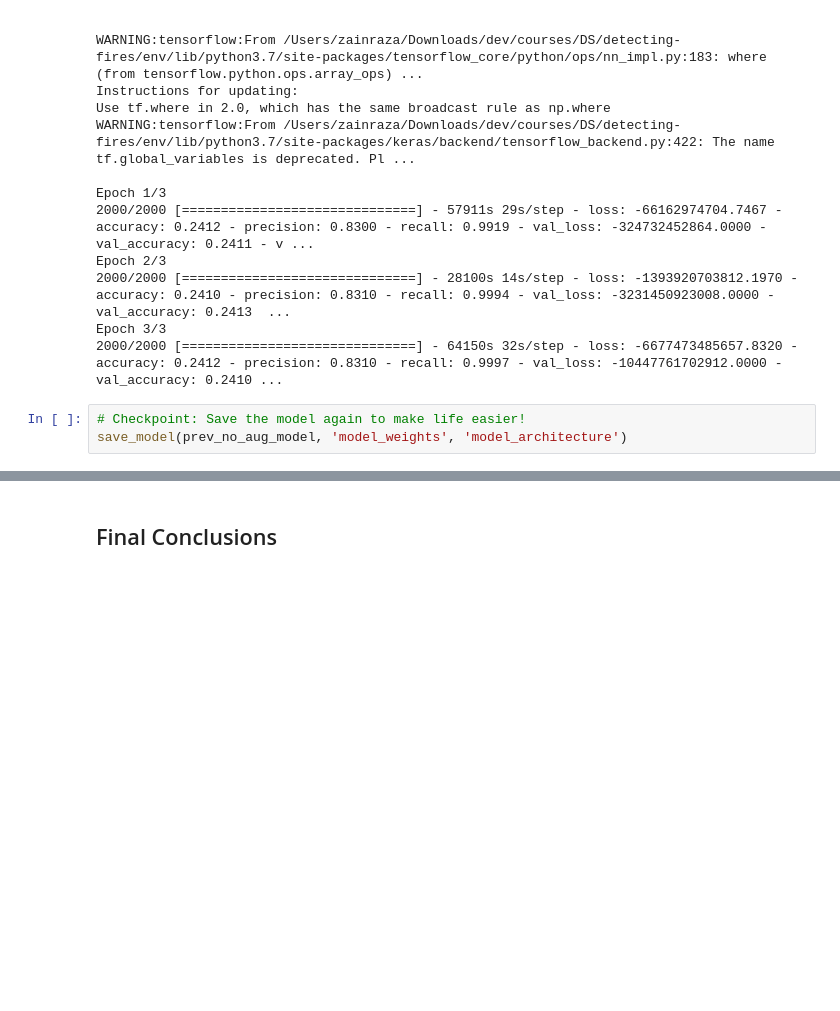
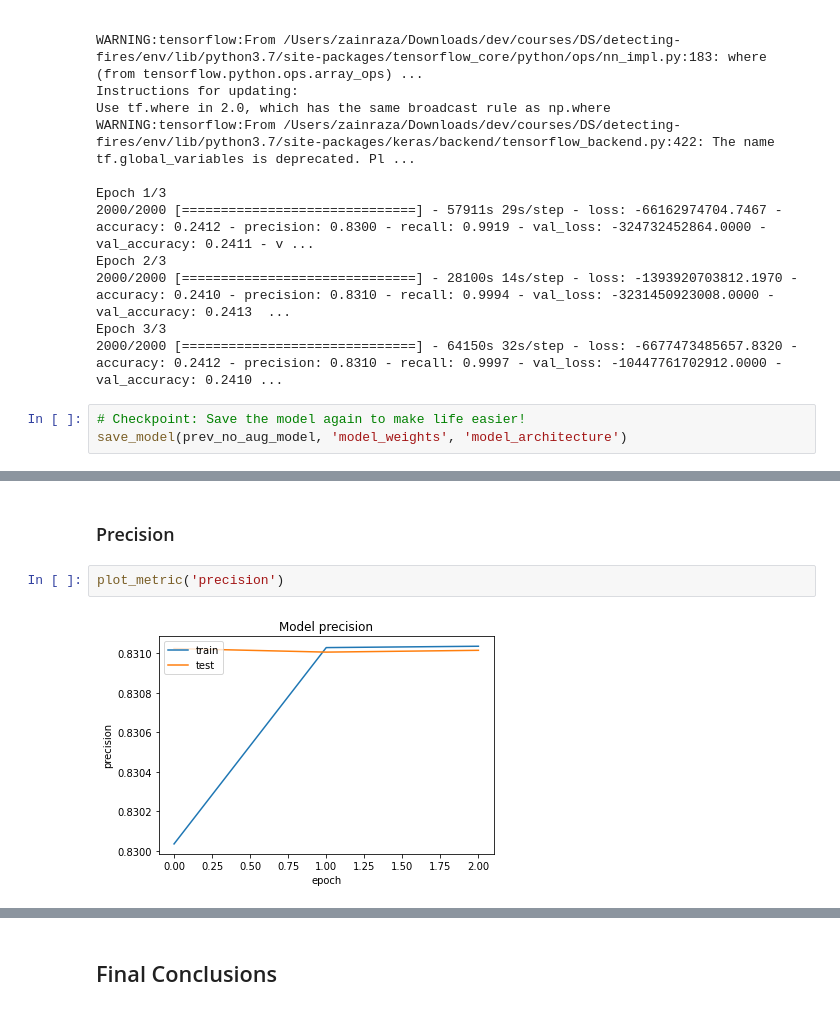
Before and after one commit to UPstartDeveloper/detecting-fires, a Jupyter notebook: classifications.ipynb, the cells around one changed output, grey strips where cells are left out. Drawn from its saved outputs; the diff is of its cells as text; blank space fills up the shorter version.

```diff
--- a/classifications.ipynb
+++ b/classifications.ipynb
@@ -625,0 +678,6 @@ Review this lesson: https://github.com/Make-School-Courses/DS-2.2-Deep-Learning/
+# %% [markdown]
+### Precision
+# %%
+plot_metric('precision')
+# %% [output]
+[figure, added]
```
Also changed, not shown: parts of 14 cells of this notebook.
